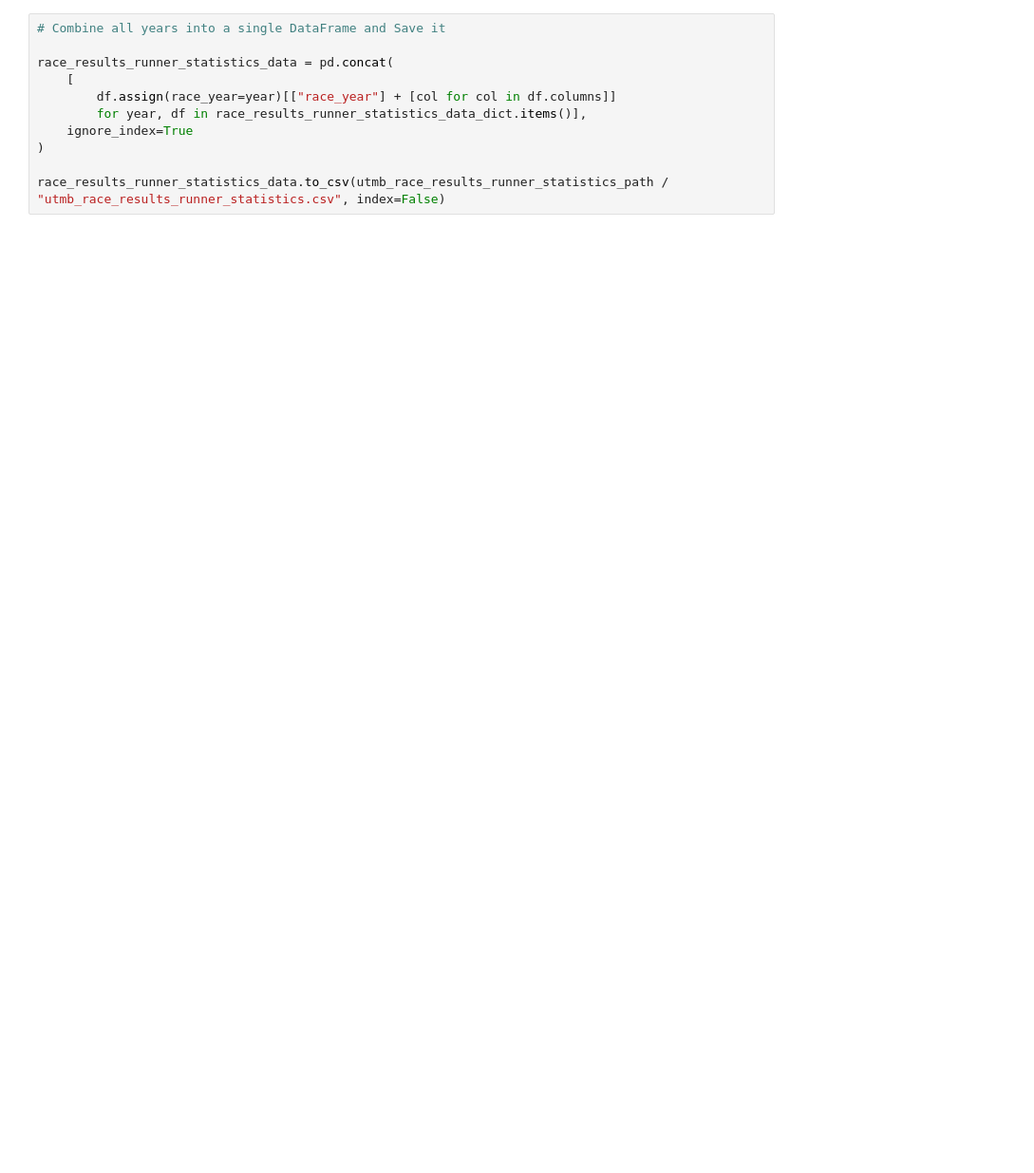
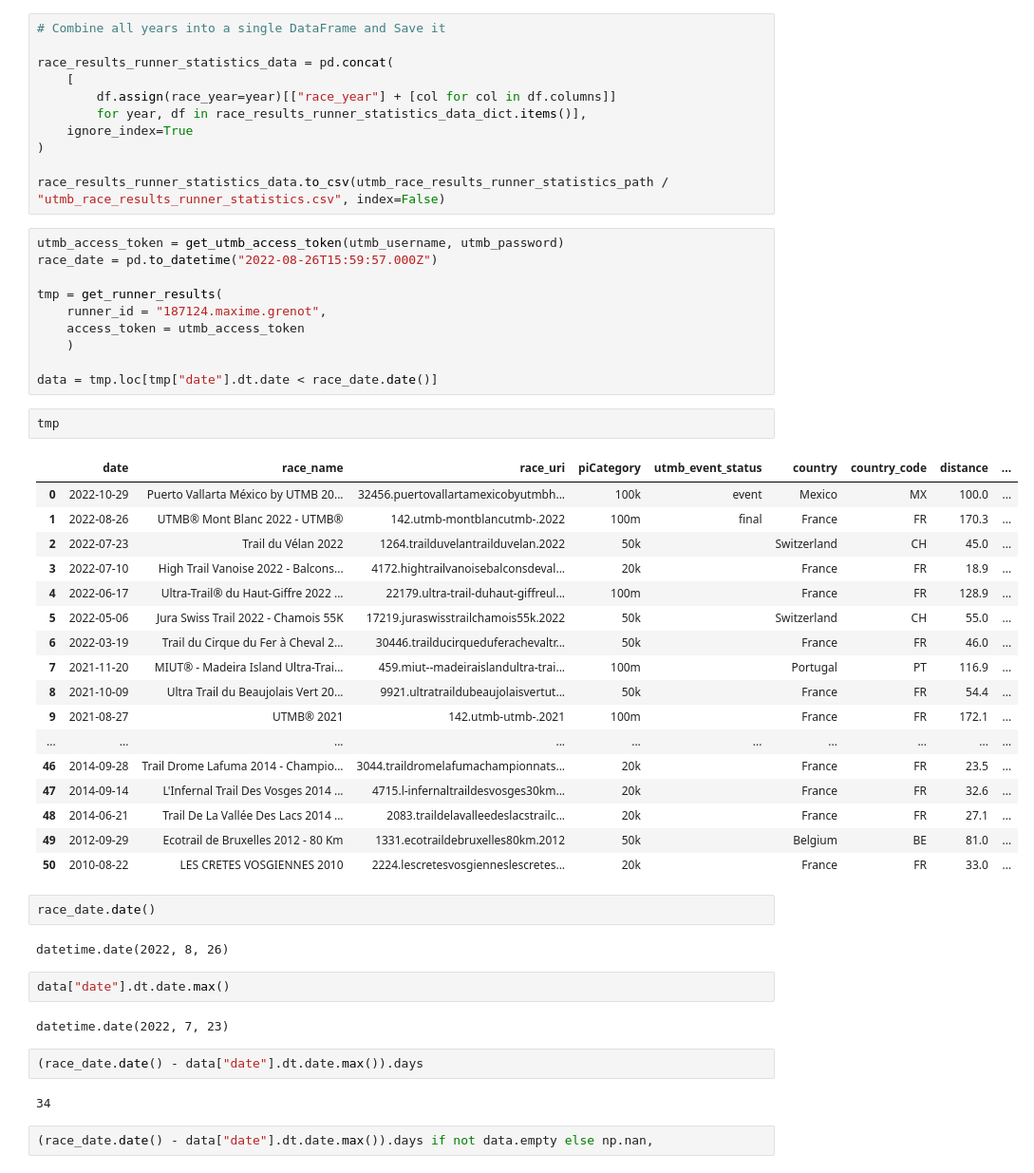
Before and after one commit to 1312Bravo/Sandbox, a Jupyter notebook: prepare_data.ipynb, the cells around one changed output. Shown: that part at 95% size. Drawn from its saved outputs; the diff is of its cells as text; blank space fills up the shorter version.

```diff
--- a/prepare_data.ipynb
+++ b/prepare_data.ipynb
@@ -469,3 +473,47 @@ race_results_runner_statistics_data = pd.concat(
 )
 
 race_results_runner_statistics_data.to_csv(utmb_race_results_runner_statistics_path / "utmb_race_results_runner_statistics.csv", index=False)
+# %%
+utmb_access_token = get_utmb_access_token(utmb_username, utmb_password)
+race_date = pd.to_datetime("2022-08-26T15:59:57.000Z")
+
+tmp = get_runner_results(
+    runner_id = "187124.maxime.grenot",
+    access_token = utmb_access_token
+    )
+
+data = tmp.loc[tmp["date"].dt.date < race_date.date()]
+# %%
+tmp
+# %% [output]
+|  | date | race_name | race_uri | piCategory | utmb_event_status | country | country_code | distance | ... |
+| 0 | 2022-10-29 | Puerto Vallarta México by UTMB 20... | 32456.puertovallartamexicobyutmbh... | 100k | event | Mexico | MX | 100.0 | ... |
+| 1 | 2022-08-26 | UTMB® Mont Blanc 2022 - UTMB® | 142.utmb-montblancutmb-.2022 | 100m | final | France | FR | 170.3 | ... |
+| 2 | 2022-07-23 | Trail du Vélan 2022 | 1264.trailduvelantrailduvelan.2022 | 50k |  | Switzerland | CH | 45.0 | ... |
+| 3 | 2022-07-10 | High Trail Vanoise 2022 - Balcons... | 4172.hightrailvanoisebalconsdeval... | 20k |  | France | FR | 18.9 | ... |
+| 4 | 2022-06-17 | Ultra-Trail® du Haut-Giffre 2022 ... | 22179.ultra-trail-duhaut-giffreul... | 100m |  | France | FR | 128.9 | ... |
+| 5 | 2022-05-06 | Jura Swiss Trail 2022 - Chamois 55K | 17219.juraswisstrailchamois55k.2022 | 50k |  | Switzerland | CH | 55.0 | ... |
+| 6 | 2022-03-19 | Trail du Cirque du Fer à Cheval 2... | 30446.trailducirqueduferachevaltr... | 50k |  | France | FR | 46.0 | ... |
+| 7 | 2021-11-20 | MIUT® - Madeira Island Ultra-Trai... | 459.miut--madeiraislandultra-trai... | 100m |  | Portugal | PT | 116.9 | ... |
+| 8 | 2021-10-09 | Ultra Trail du Beaujolais Vert 20... | 9921.ultratraildubeaujolaisvertut... | 50k |  | France | FR | 54.4 | ... |
+| 9 | 2021-08-27 | UTMB® 2021 | 142.utmb-utmb-.2021 | 100m |  | France | FR | 172.1 | ... |
+| ... | ... | ... | ... | ... | ... | ... | ... | ... | ... |
+| 46 | 2014-09-28 | Trail Drome Lafuma 2014 - Champio... | 3044.traildromelafumachampionnats... | 20k |  | France | FR | 23.5 | ... |
+| 47 | 2014-09-14 | L'Infernal Trail Des Vosges 2014 ... | 4715.l-infernaltraildesvosges30km... | 20k |  | France | FR | 32.6 | ... |
+| 48 | 2014-06-21 | Trail De La Vallée Des Lacs 2014 ... | 2083.traildelavalleedeslacstrailc... | 20k |  | France | FR | 27.1 | ... |
+| 49 | 2012-09-29 | Ecotrail de Bruxelles 2012 - 80 Km | 1331.ecotraildebruxelles80km.2012 | 50k |  | Belgium | BE | 81.0 | ... |
+| 50 | 2010-08-22 | LES CRETES VOSGIENNES 2010 | 2224.lescretesvosgienneslescretes... | 20k |  | France | FR | 33.0 | ... |
+# %%
+race_date.date()
+# %% [output]
+datetime.date(2022, 8, 26)
+# %%
+data["date"].dt.date.max()
+# %% [output]
+datetime.date(2022, 7, 23)
+# %%
+(race_date.date() - data["date"].dt.date.max()).days
+# %% [output]
+34
+# %%
+(race_date.date() - data["date"].dt.date.max()).days if not data.empty else np.nan,
```
Also changed, not shown: parts of 2 cells of this notebook, 10 other files.
